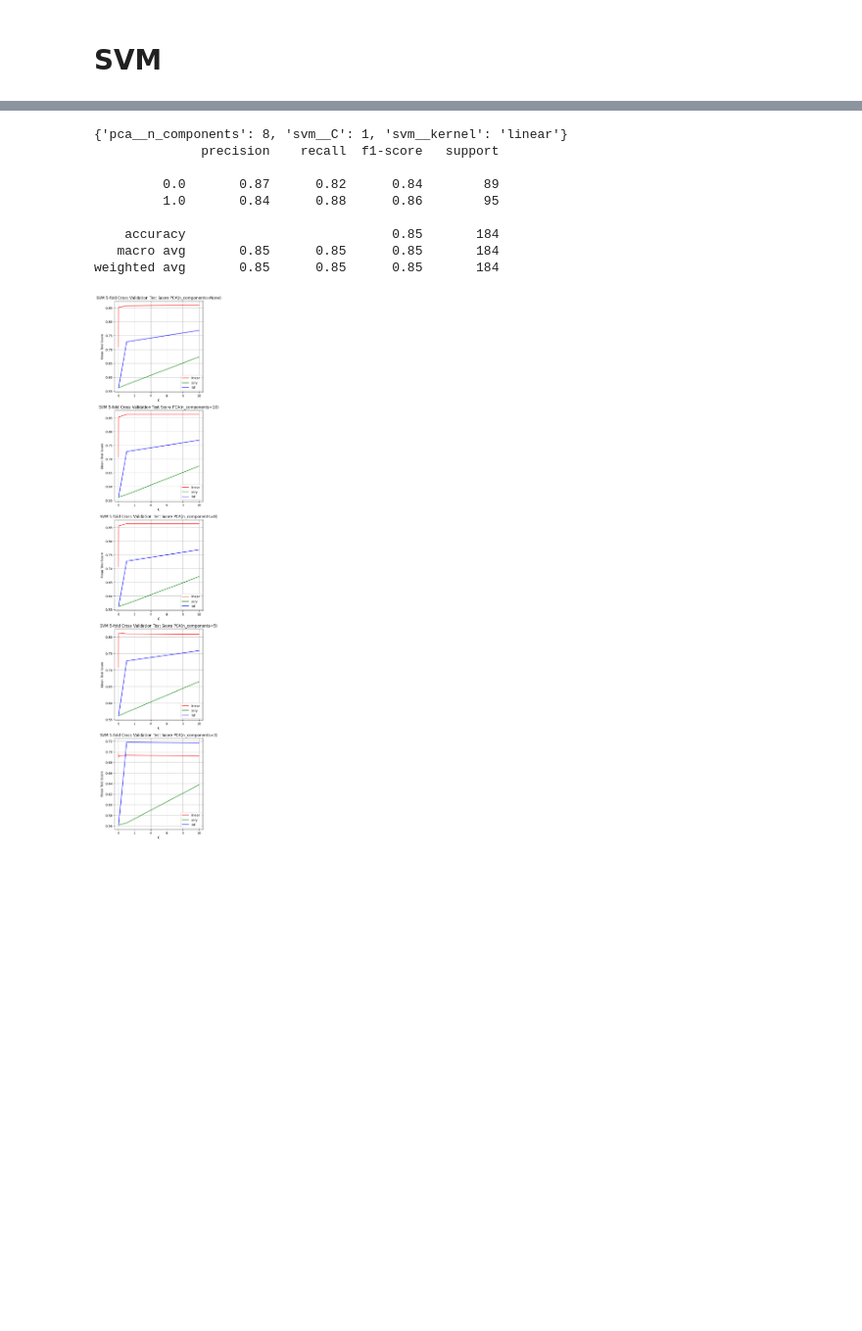
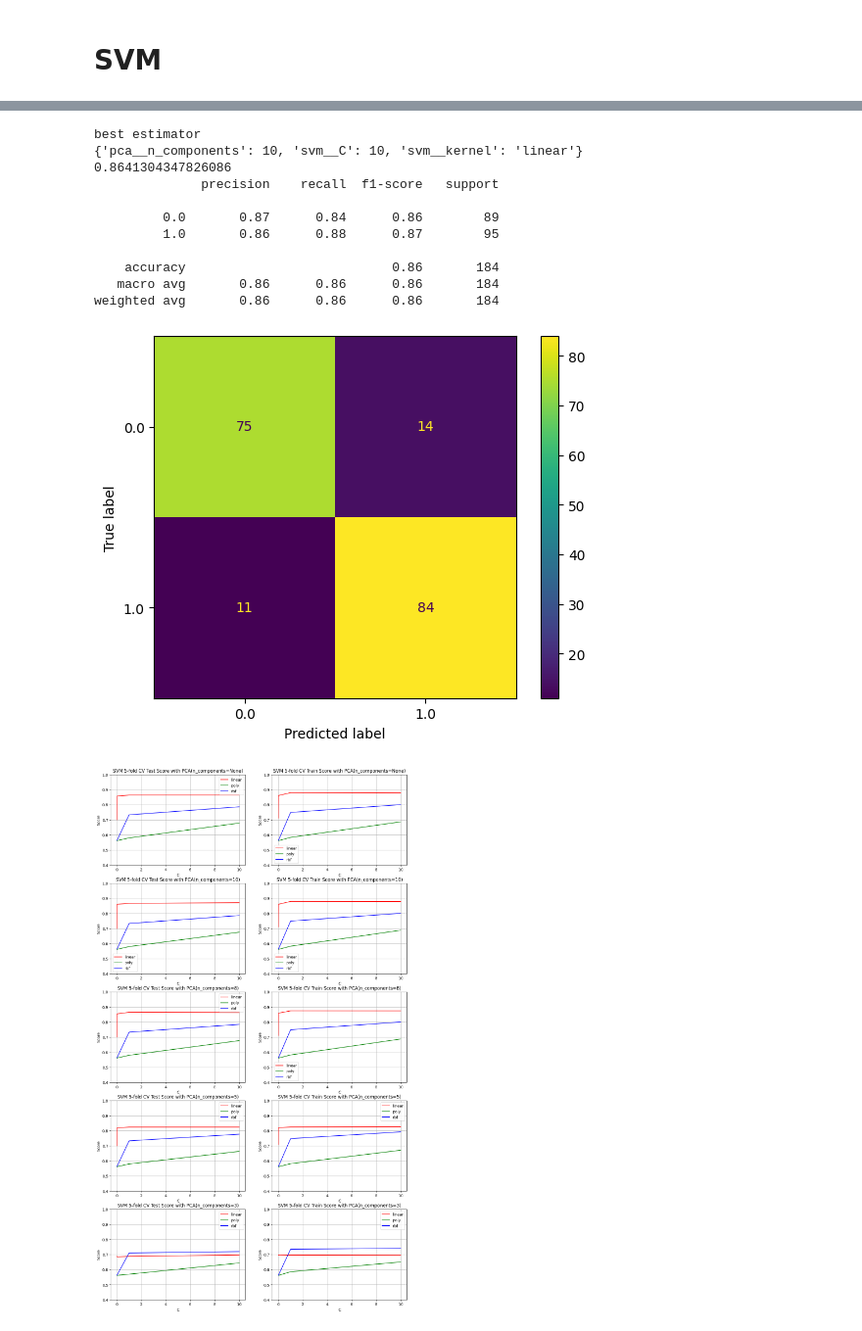
Before and after one commit to jasonliny/heart-disease-prediction, a Jupyter notebook: logistic-regression.ipynb, the cells around one changed output, grey strips where cells are left out. Shown at 98% size. Cells and saved outputs as stored; diff of their text form; code cells hidden in the pictures; blank space fills up the shorter version.

Commit message:
Add confusion matrix for SVM and logistic regression.
Signed-off-by: Zixuan James Li <p359101898@gmail.com>

```diff
--- a/logistic-regression.ipynb
+++ b/logistic-regression.ipynb
@@ -308,6 +309,17 @@ for degree in model_degrees:
     X_test_mm_polys[degree] = poly.fit_transform(X_test_mm_1)
 # %% [markdown]
 ### Regularization with Different Parameters
+# %%
+def fit_evaluate_logreg(ax, model, degree, X_train, X_test, info):
+    model.fit(X_train, y_train)
+    y_train_pred = model.predict(X_train)
+    y_test_pred = model.predict(X_test)
+    title = f"{info}, degree {degree}"
+    print(title + f": {model.score(X_test, y_test)*100}")
+    print("\tTraining:\n", classification_report(y_train, y_train_pred))
+    print("\tTest:\n", classification_report(y_test, y_test_pred))
+    ax.set_title(title)
+    ConfusionMatrixDisplay.from_predictions(y_test, y_test_pred, ax=ax)
 # %%
 pipe = Pipeline(steps=[('logistic', LogisticRegression(max_iter=10000, solver="saga"))])
 param_grid = {
@@ -415,18 +439,18 @@ Best performance from tests: ~85% accuracy from Logistic Regression with L2 regu
 # %%
 # https://scikit-learn.org/stable/modules/svm.html
 
-model = Pipeline([
+svm_pipeline = Pipeline([
     ("pca", PCA()),
     ("svm", svm.SVC())
 ])
 
-param = {
+svm_param = {
     "pca__n_components": [None, 10, 8, 5, 3],
     "svm__kernel": ["linear", "poly", "rbf"],
     "svm__C": [0.0001, 0.001, 0.01, 1, 10],
 }
-search = GridSearchCV(model, param, cv=5, n_jobs=4)
-search.fit(X_train, y_train)
+svm_search = GridSearchCV(svm_pipeline, svm_param, cv=5, n_jobs=4, return_train_score=True)
+svm_search.fit(X_train, y_train)
 # %% [output]
 GridSearchCV(cv=5, estimator=Pipeline(steps=[('pca', PCA()), ('svm', SVC())]),
              n_jobs=4,
@@ -459,20 +501,36 @@ def plot_svm_cv_results(search: GridSearchCV):
 
     fig.show()
 # %%
-y_pred = search.best_estimator_.predict(X_test)
+y_pred = svm_search.best_estimator_.predict(X_test)
 
-print(search.best_params_)
+print("best estimator")
+print(svm_search.best_params_)
+print(svm_search.best_estimator_.score(X_test, y_test))
 print(classification_report(y_test, y_pred))
-df = pd.DataFrame(search.cv_results_)
-plot_svm_cv_results(search)
+ConfusionMatrixDisplay.from_predictions(y_test, y_pred)
+
+df = pd.DataFrame(svm_search.cv_results_)
+plot_svm_cv_results(svm_search)
+# for kernel_val in search.param_grid["svm__kernel"]:
+#     for params in df[df["svm__kernel"] == kernel_val]["params"]:
+#         print(params)
+#         svm_pipeline.set_params(**params).fit(X_train, y_train)
+#         print(f"training: {svm_pipeline.score(X_train, y_train)}")
+#         print(f"testing: {svm_pipeline.score(X_test, y_test)}")
+        # y_pred = svm_pipeline.predict(X_train)
+        # print(classification_report(y_train, y_pred))
+# df
 # %% [output]
-{'pca__n_components': 8, 'svm__C': 1, 'svm__kernel': 'linear'}
+best estimator
+{'pca__n_components': 10, 'svm__C': 10, 'svm__kernel': 'linear'}
+0.8641304347826086
               precision    recall  f1-score   support
 
-         0.0       0.87      0.82      0.84        89
-         1.0       0.84      0.88      0.86        95
+         0.0       0.87      0.84      0.86        89
+         1.0       0.86      0.88      0.87        95
 
-    accuracy                           0.85       184
-   macro avg       0.85      0.85      0.85       184
-weighted avg       0.85      0.85      0.85       184
+    accuracy                           0.86       184
+   macro avg       0.86      0.86      0.86       184
+weighted avg       0.86      0.86      0.86       184
-[figure, old version]
+[figure, new version]
+[figure, added]
```
Also changed, not shown: parts of 5 cells of this notebook.
